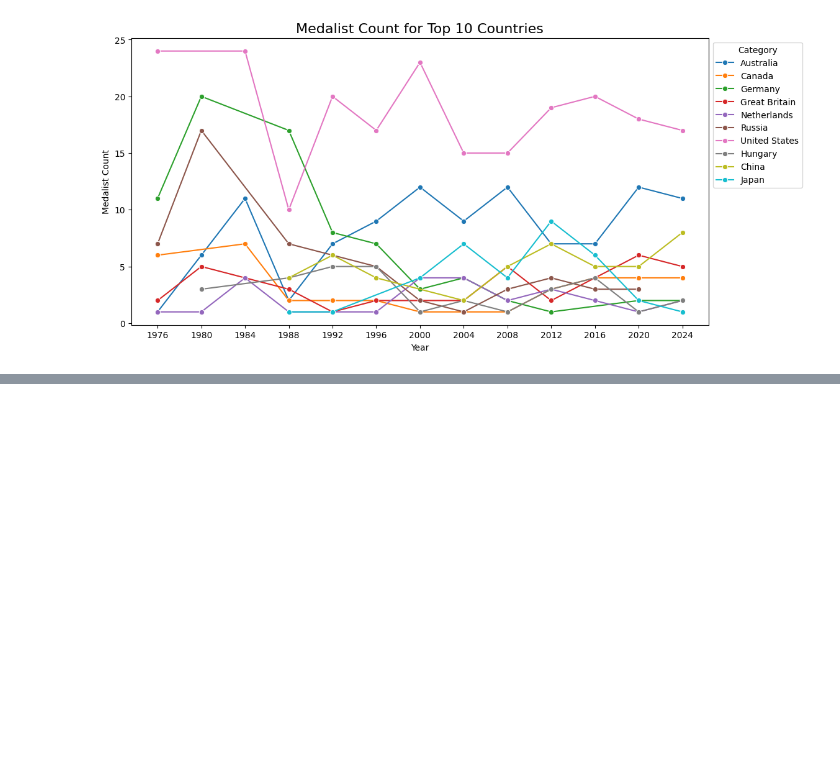
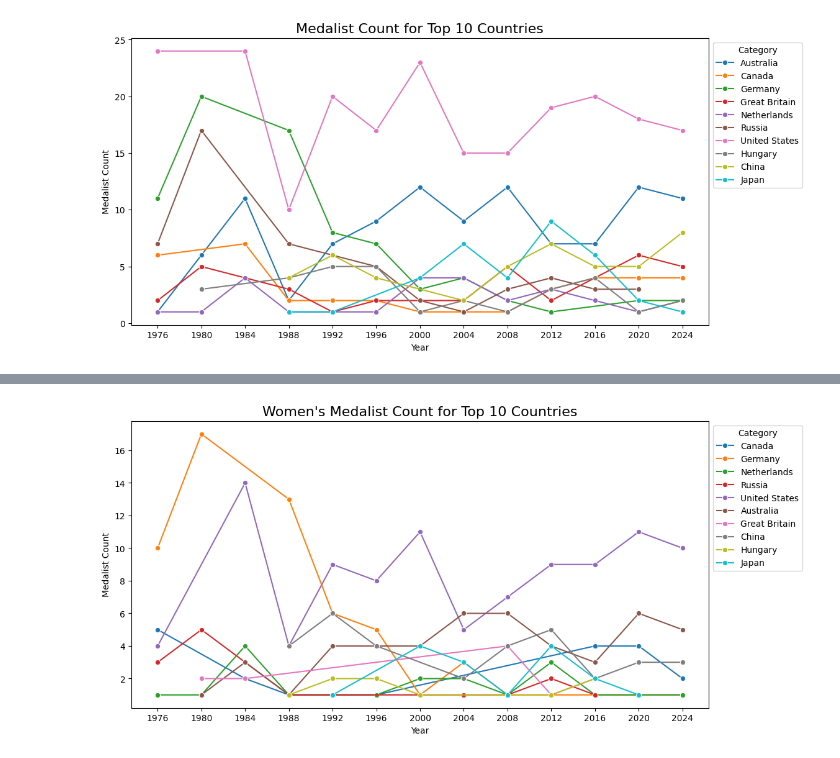
Before and after one commit to dagartga/olympics-data-project, a Jupyter notebook: olympics_data_project/notebooks/olympics_swimming_eda.ipynb, the cells around one changed output, grey strips where cells are left out. Cells and saved outputs as stored; diff of their text form; code cells hidden in the pictures; blank space fills up the shorter version.

```diff
--- a/olympics_data_project/notebooks/olympics_swimming_eda.ipynb
+++ b/olympics_data_project/notebooks/olympics_swimming_eda.ipynb
@@ -629,0 +616,12 @@ plt.show()
+# %%
+# plot the line for percentage of medals won by the US
+plt.figure(figsize=(12, 6))
+sns.lineplot(y='Medalist_Count', x='Year', data=women_top_10_medalist_df, hue='Country', marker='o')
+plt.title('Women\'s Medalist Count for Top 10 Countries', fontsize=16)
+plt.xlabel('Year')
+plt.ylabel('Medalist Count')
+plt.xticks(np.arange(1976, 2025, 4))
+plt.legend(title='Category', bbox_to_anchor=(1, 1))
+plt.show()
+# %% [output]
+[figure, added]
```
Also changed, not shown: parts of 7 cells of this notebook.
